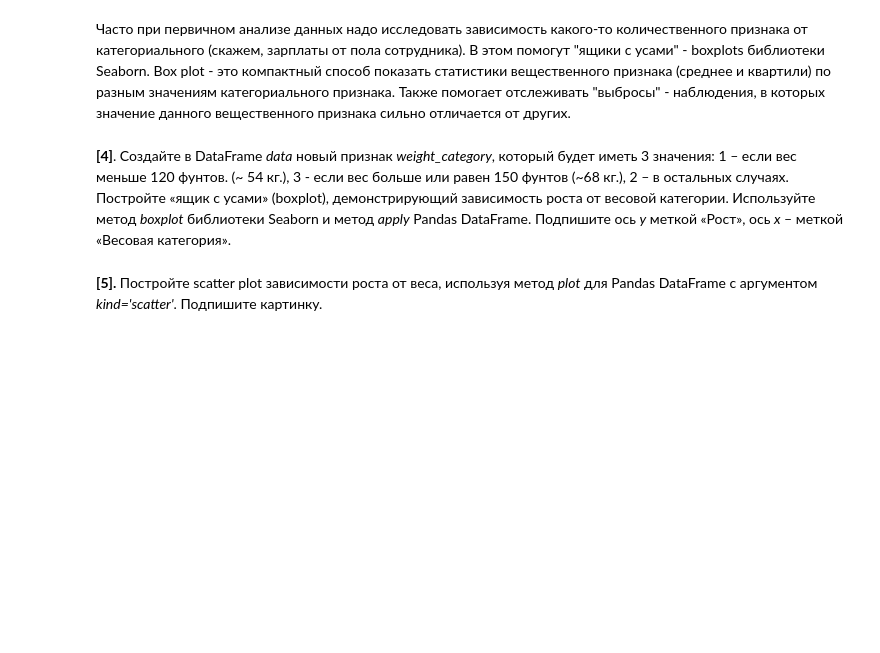
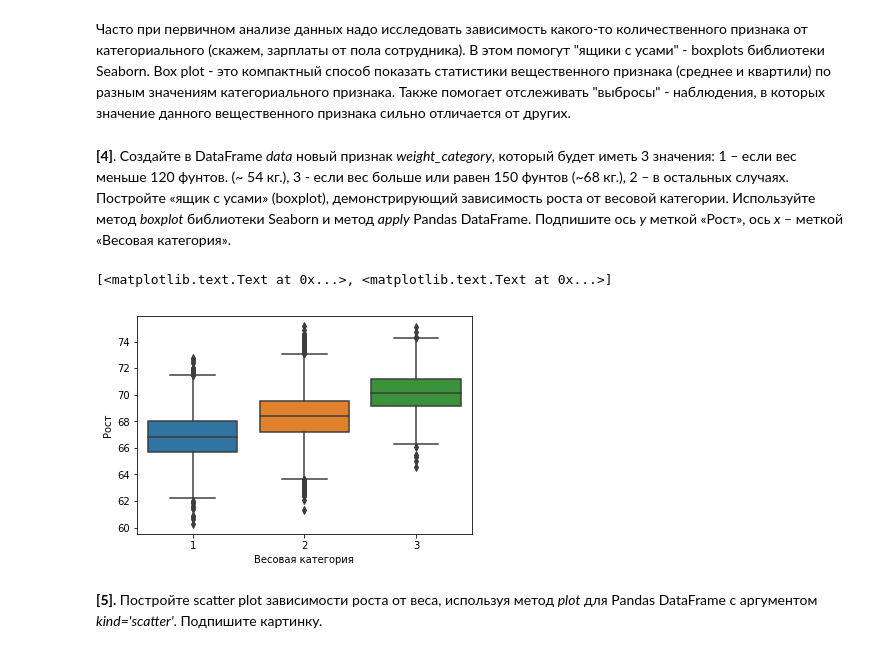
Before and after one commit to sevaspb/mipt_ya_ml_spec, a Jupyter notebook: supervised-learning/week-1/peer_review_linreg_height_weight.ipynb, the cells around one changed output. Drawn from its saved outputs; the diff is of its cells as text; code cells hidden in the pictures; blank space fills up the shorter version.

```diff
--- a/supervised-learning/week-1/peer_review_linreg_height_weight.ipynb
+++ b/supervised-learning/week-1/peer_review_linreg_height_weight.ipynb
@@ -97,2 +90,16 @@ data['weight_cat'] = data['Weight'].apply(weight_category)
+# %%
+def weight_category(weight):
+    return {
+        weight < 120: 1,
+        120 <= weight < 150: 2,
+        150 <= weight: 3
+    }[True]
+
+data['weight_cat'] = data['Weight'].apply(weight_category)
+ax = sns.boxplot(x="weight_cat", y="Height", data=data)
+ax.set(xlabel='Весовая категория', ylabel='Рост')
+# %% [output]
+[<matplotlib.text.Text at 0x...>, <matplotlib.text.Text at 0x...>]
+[figure, added]
 # %% [markdown]
 **[5].** Постройте scatter plot зависимости роста от веса, используя метод *plot* для Pandas DataFrame с аргументом *kind='scatter'*. Подпишите картинку.
```
Also changed, not shown: parts of 3 cells of this notebook.
